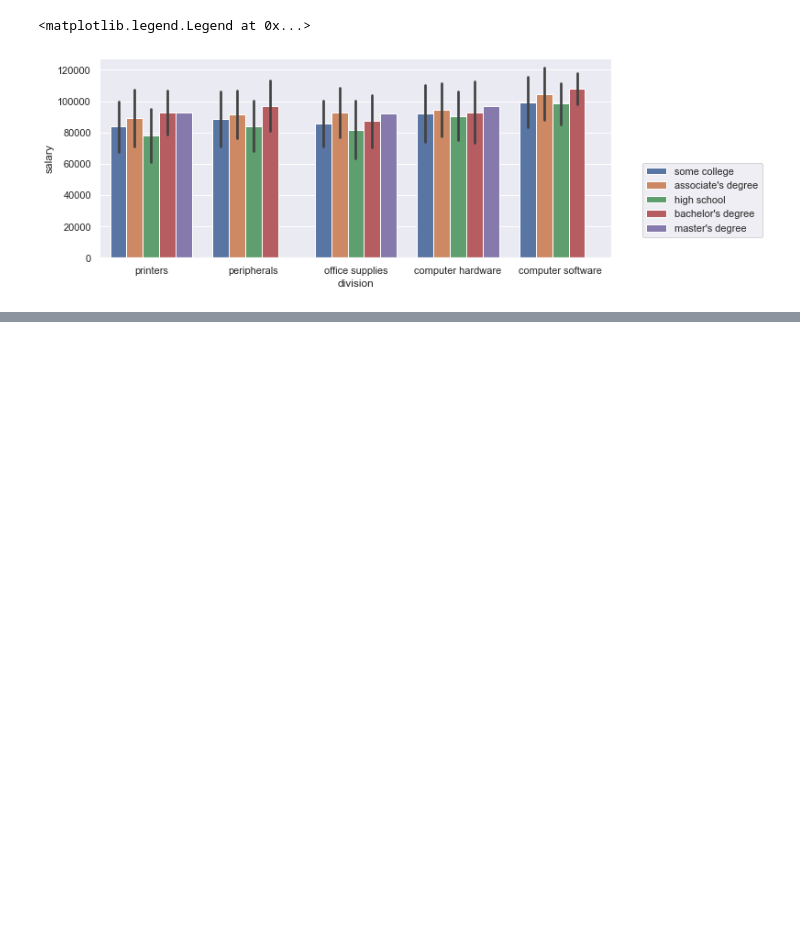
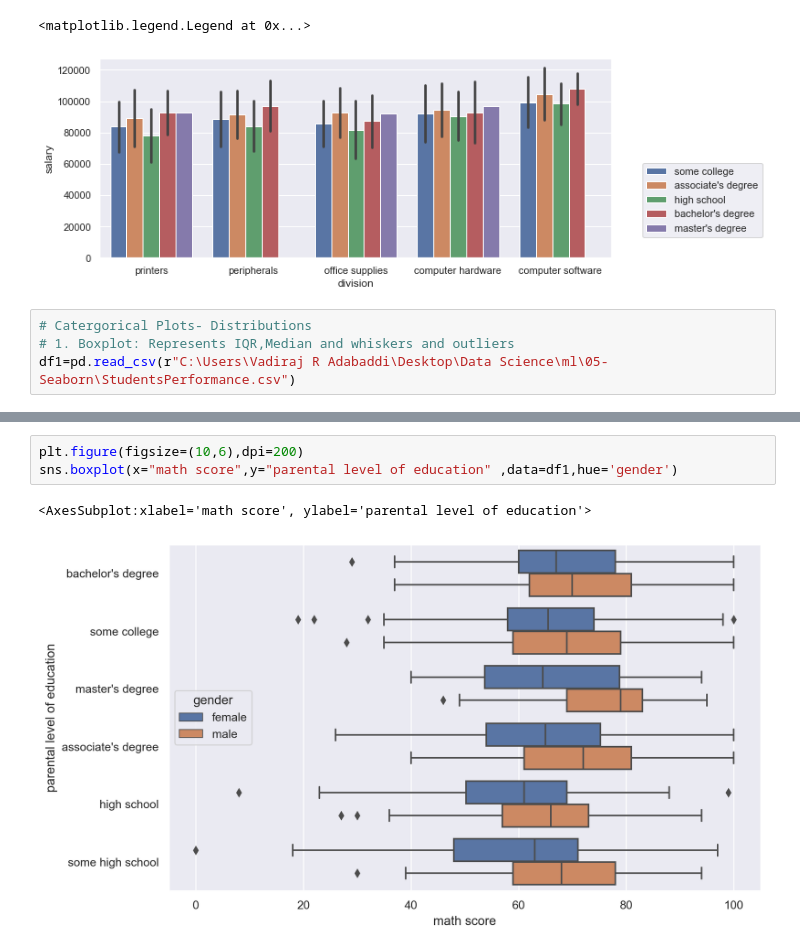
Before and after one commit to Vadiraj-13/Data-Science-and-ML, a Jupyter notebook: Seaborn.ipynb, the cells around one changed output, grey strips where cells are left out. Cells and saved outputs as stored; diff of their text form; blank space fills up the shorter version.

```diff
--- a/Seaborn.ipynb
+++ b/Seaborn.ipynb
@@ -89,3 +98,7 @@ plt.legend(bbox_to_anchor=(1.05,0.5))
 # %% [output]
 <matplotlib.legend.Legend at 0x...>
 [figure]
+# %%
+# Catergorical Plots- Distributions
+# 1. Boxplot: Represents IQR,Median and whiskers and outliers
+df1=pd.read_csv(r"C:\Users\Vadiraj R Adabaddi\Desktop\Data Science\ml\05-Seaborn\StudentsPerformance.csv")
@@ -91,0 +121,6 @@ plt.legend(bbox_to_anchor=(1.05,0.5))
+# %%
+plt.figure(figsize=(10,6),dpi=200)
+sns.boxplot(x="math score",y="parental level of education" ,data=df1,hue='gender')
+# %% [output]
+<AxesSubplot:xlabel='math score', ylabel='parental level of education'>
+[figure, added]
```
Also changed, not shown: parts of 11 cells of this notebook.
